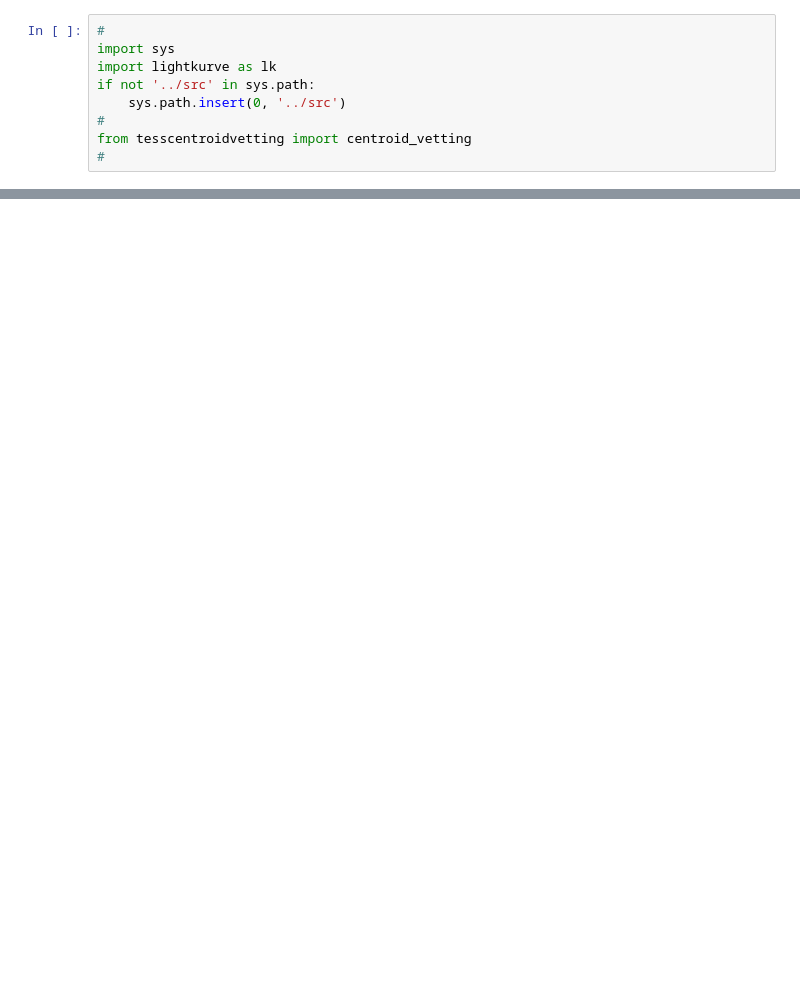
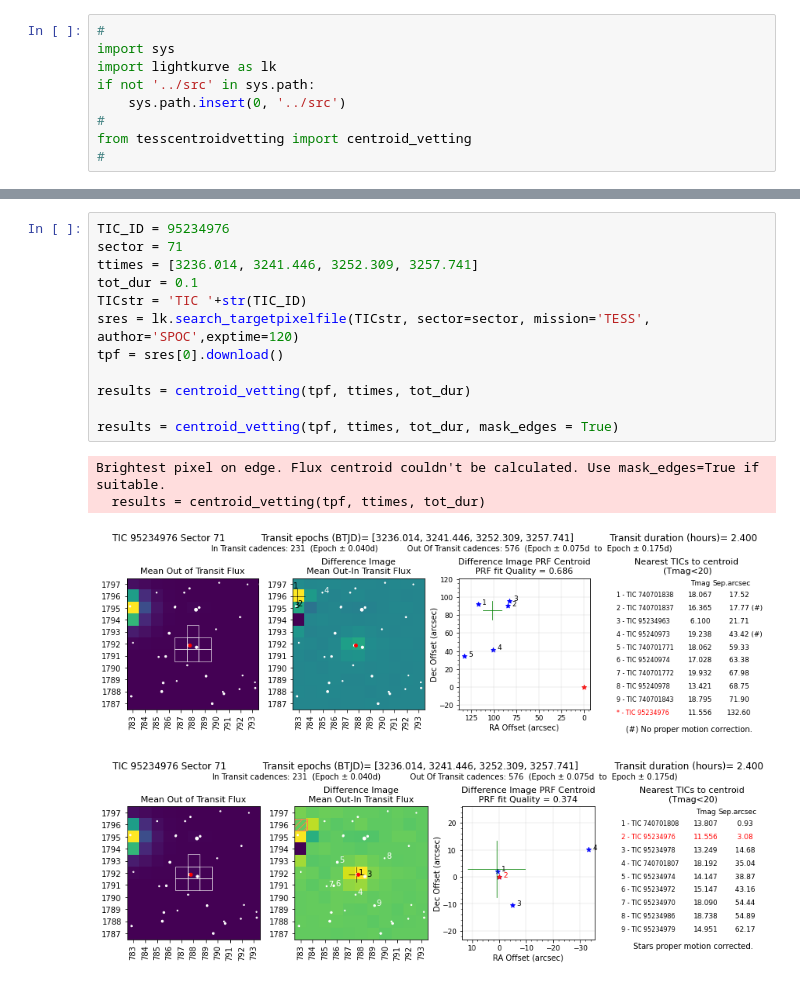
Before and after one commit to exo-pt/TESS-Centroid_vetting, a Jupyter notebook: examples/Example_Mask_Edges.ipynb, the cells around one changed output, grey strips where cells are left out. Cells and saved outputs as stored; diff of their text form; blank space fills up the shorter version.

```diff
--- a/examples/Example_Mask_Edges.ipynb
+++ b/examples/Example_Mask_Edges.ipynb
@@ -26,0 +27,17 @@ Brightest pixel on edge. Flux centroid couldn't be calculated. Use mask_edges=Tr
+# %%
+TIC_ID = 95234976
+sector = 71
+ttimes = [3236.014, 3241.446, 3252.309, 3257.741]
+tot_dur = 0.1
+TICstr = 'TIC '+str(TIC_ID)
+sres = lk.search_targetpixelfile(TICstr, sector=sector, mission='TESS', author='SPOC',exptime=120)
+tpf = sres[0].download()
+
+results = centroid_vetting(tpf, ttimes, tot_dur)
+
+results = centroid_vetting(tpf, ttimes, tot_dur, mask_edges = True)
+# %% [output]
+Brightest pixel on edge. Flux centroid couldn't be calculated. Use mask_edges=True if suitable.
+  results = centroid_vetting(tpf, ttimes, tot_dur)
+[figure, added]
+[figure, added]
```
Also changed, not shown: parts of 1 cell of this notebook, 2 other files.
